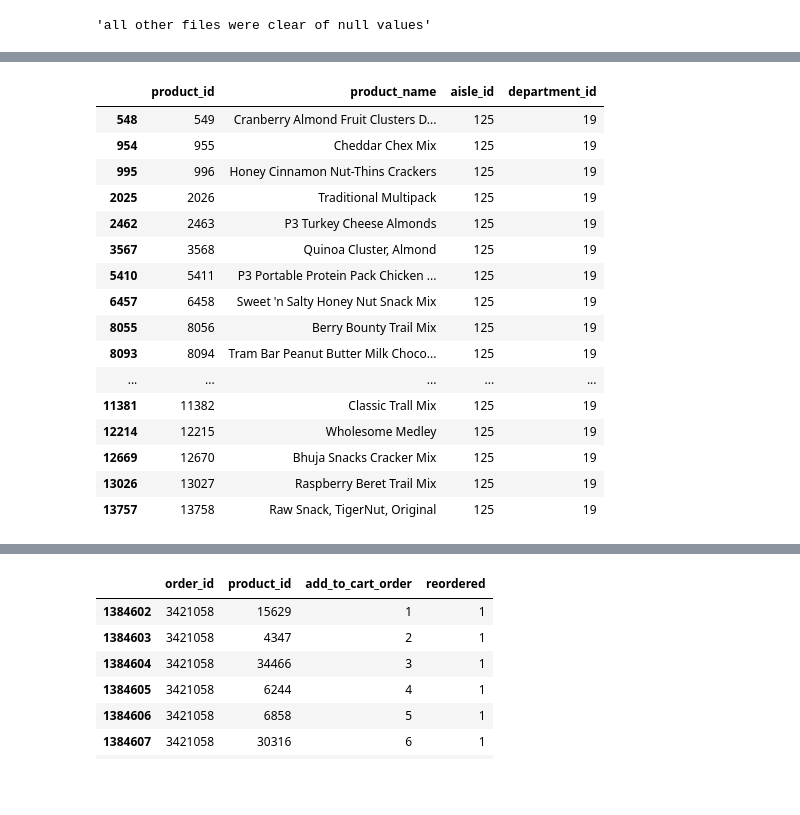
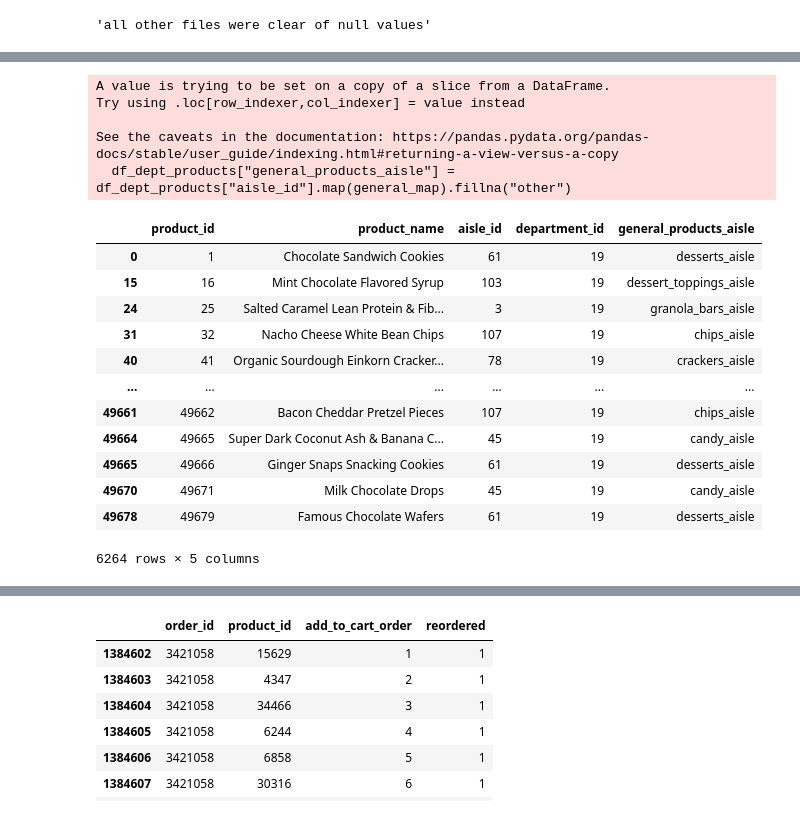
Before and after one commit to NyleLuza/fall2025, a Jupyter notebook: comp541/final_project/project.ipynb, the cells around one changed output, grey strips where cells are left out. Cells and saved outputs as stored; diff of their text form; code cells hidden in the pictures; blank space fills up the shorter version.

```diff
--- a/comp541/final_project/project.ipynb
+++ b/comp541/final_project/project.ipynb
@@ -93,32 +67,50 @@ plt.show()
 # %%
 """ Generalizing each aisle to smoothen data """
+general_map = {
+    61:  "desserts_aisle",
+    103: "dessert_toppings_aisle",
+    3:   "granola_bars_aisle",
+    107: "chips_aisle",
+    78:  "crackers_aisle",
+    23:  "popcorn_jerky_aisle",
+    50:  "travel_snacks_aisle",
+    45:  "candy_aisle",
+    46:  "gum_aisle",
+    117: "travel_snacks_aisle",
+    125: "trail_mix_aisle",
+}
+df_dept_products["general_products_aisle"] = df_dept_products["aisle_id"].map(general_map).fillna("other")
 
+"""
 df_dept_products[df_dept_products["aisle_id"] == 61].tail(50) # desserts aisle
 df_dept_products[df_dept_products["aisle_id"] == 103].tail(50) # Dessert Toppings aisle
 df_dept_products[df_dept_products["aisle_id"] == 3].head(50) # Granola Bars aisle
 df_dept_products[df_dept_products["aisle_id"] == 107].head(50) # Chips aisle
 df_dept_products[df_dept_products["aisle_id"] == 78].head(50) # Crackers aisle
 df_dept_products[df_dept_products["aisle_id"] == 23].head(50) # Popcorn/Jerky aisle
 df_dept_products[df_dept_products["aisle_id"] == 50].head(50) # Travel Snacks aisle
 df_dept_products[df_dept_products["aisle_id"] == 45].head(50) # Candy aisle
 df_dept_products[df_dept_products["aisle_id"] == 46].head(50) # Gum aisle
 df_dept_products[df_dept_products["aisle_id"] == 117].head(50) # Travel Snack aisle
 df_dept_products[df_dept_products["aisle_id"] == 125].head(20) # Trail Mix aisle
+"""
+df_dept_products
 # %% [output]
+A value is trying to be set on a copy of a slice from a DataFrame.
+Try using .loc[row_indexer,col_indexer] = value instead
+
+See the caveats in the documentation: https://pandas.pydata.org/pandas-docs/stable/user_guide/indexing.html#returning-a-view-versus-a-copy
+  df_dept_products["general_products_aisle"] = df_dept_products["aisle_id"].map(general_map).fillna("other")
-|  | product_id | product_name | aisle_id | department_id |
-| 548 | 549 | Cranberry Almond Fruit Clusters D... | 125 | 19 |
-| 954 | 955 | Cheddar Chex Mix | 125 | 19 |
-| 995 | 996 | Honey Cinnamon Nut-Thins Crackers | 125 | 19 |
-| 2025 | 2026 | Traditional Multipack | 125 | 19 |
-| 2462 | 2463 | P3 Turkey Cheese Almonds | 125 | 19 |
-| 3567 | 3568 | Quinoa Cluster, Almond | 125 | 19 |
-| 5410 | 5411 | P3 Portable Protein Pack Chicken ... | 125 | 19 |
-| 6457 | 6458 | Sweet 'n Salty Honey Nut Snack Mix | 125 | 19 |
-| 8055 | 8056 | Berry Bounty Trail Mix | 125 | 19 |
-| 8093 | 8094 | Tram Bar Peanut Butter Milk Choco... | 125 | 19 |
-| ... | ... | ... | ... | ... |
-| 11381 | 11382 | Classic Trall Mix | 125 | 19 |
-| 12214 | 12215 | Wholesome Medley | 125 | 19 |
-| 12669 | 12670 | Bhuja Snacks Cracker Mix | 125 | 19 |
-| 13026 | 13027 | Raspberry Beret Trail Mix | 125 | 19 |
-| 13757 | 13758 | Raw Snack, TigerNut, Original | 125 | 19 |
+|  | product_id | product_name | aisle_id | department_id | general_products_aisle |
+| 0 | 1 | Chocolate Sandwich Cookies | 61 | 19 | desserts_aisle |
+| 15 | 16 | Mint Chocolate Flavored Syrup | 103 | 19 | dessert_toppings_aisle |
+| 24 | 25 | Salted Caramel Lean Protein & Fib... | 3 | 19 | granola_bars_aisle |
+| 31 | 32 | Nacho Cheese White Bean Chips | 107 | 19 | chips_aisle |
+| 40 | 41 | Organic Sourdough Einkorn Cracker... | 78 | 19 | crackers_aisle |
+| ... | ... | ... | ... | ... | ... |
+| 49661 | 49662 | Bacon Cheddar Pretzel Pieces | 107 | 19 | chips_aisle |
+| 49664 | 49665 | Super Dark Coconut Ash & Banana C... | 45 | 19 | candy_aisle |
+| 49665 | 49666 | Ginger Snaps Snacking Cookies | 61 | 19 | desserts_aisle |
+| 49670 | 49671 | Milk Chocolate Drops | 45 | 19 | candy_aisle |
+| 49678 | 49679 | Famous Chocolate Wafers | 61 | 19 | desserts_aisle |
+6264 rows × 5 columns
```
Also changed, not shown: parts of 7 cells of this notebook.
